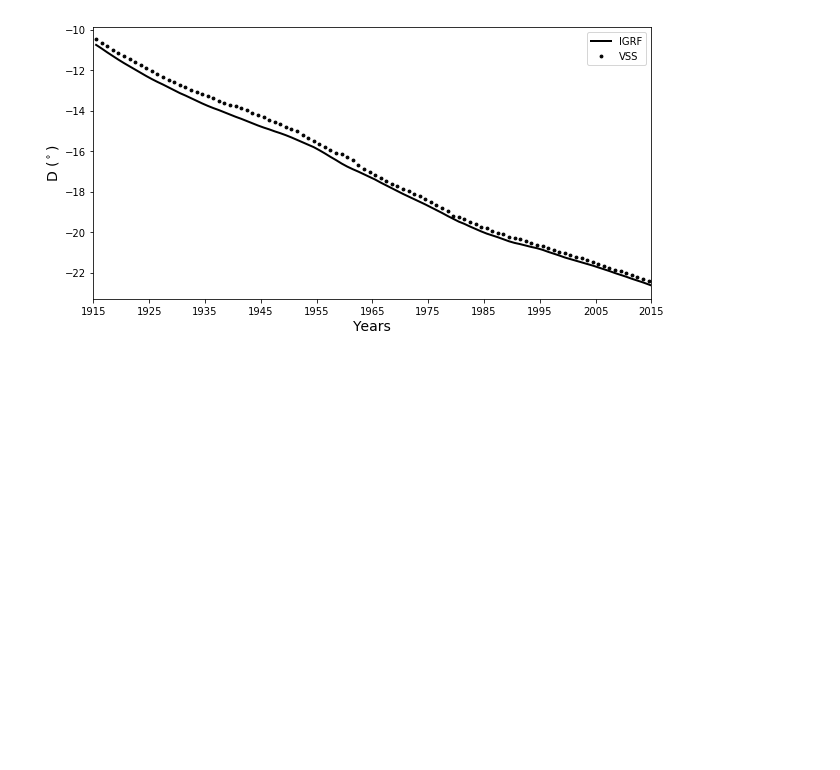
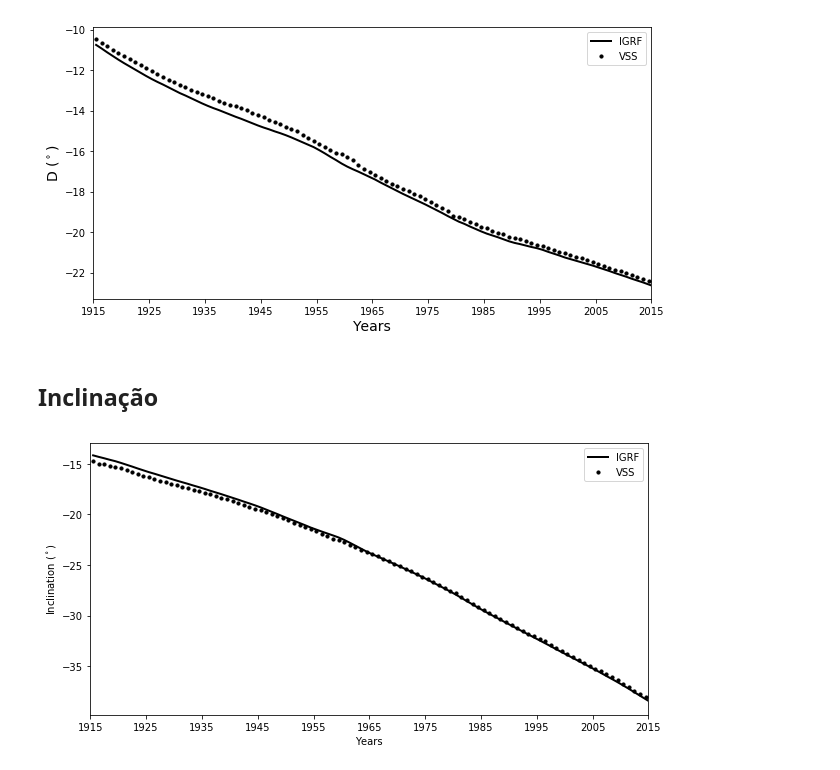
Before and after one commit to arturbenevides/Geomagnetismo, a Jupyter notebook: Observatório Magnético de Vassouras/Codes para II Pangeo/100anosVSS.ipynb, the cells around one changed output. Saved outputs shown, nothing was run; the diff lists cells and outputs as text; code cells hidden in the pictures; blank space fills up the shorter version.

```diff
--- a/Observatório Magnético de Vassouras/Codes para II Pangeo/100anosVSS.ipynb
+++ b/Observatório Magnético de Vassouras/Codes para II Pangeo/100anosVSS.ipynb
@@ -91,3 +90,33 @@ fig.savefig('D.png', dpi=300)
 #plt.show()
 # %% [output]
 [figure]
+# %% [markdown]
+## Inclinação
+# %%
+yr = VSS[:,0]
+inc = VSS[:,2]
+i= inc/60
+
+igrf_i = igrf[:,3]
+
+fig = plt.figure(figsize=(10.0, 5.0))
+
+Vass = plt.scatter(yr,i, 10, label="VSS", color='black')
+IGRF = plt.plot(yr,igrf_i, label="IGRF", linestyle='solid', color='black', linewidth=2)
+
+#plt.title('Inclination from Vassouras Magnetic Observatory (1915-2008)')
+plt.legend([Vass], ["VSS"])
+plt.legend()
+
+
+plt.ylabel('Inclination ($^\circ$)')
+plt.xlabel('Years')
+
+plt.xticks(np.arange(1915, 2016, 10))
+pylab.xlim([1915,2015])
+plt.show()
+
+
+fig.savefig('I.png', dpi=300)
+# %% [output]
+[figure, added]
```
Also changed, not shown: parts of 23 cells of this notebook, 20 other files.
